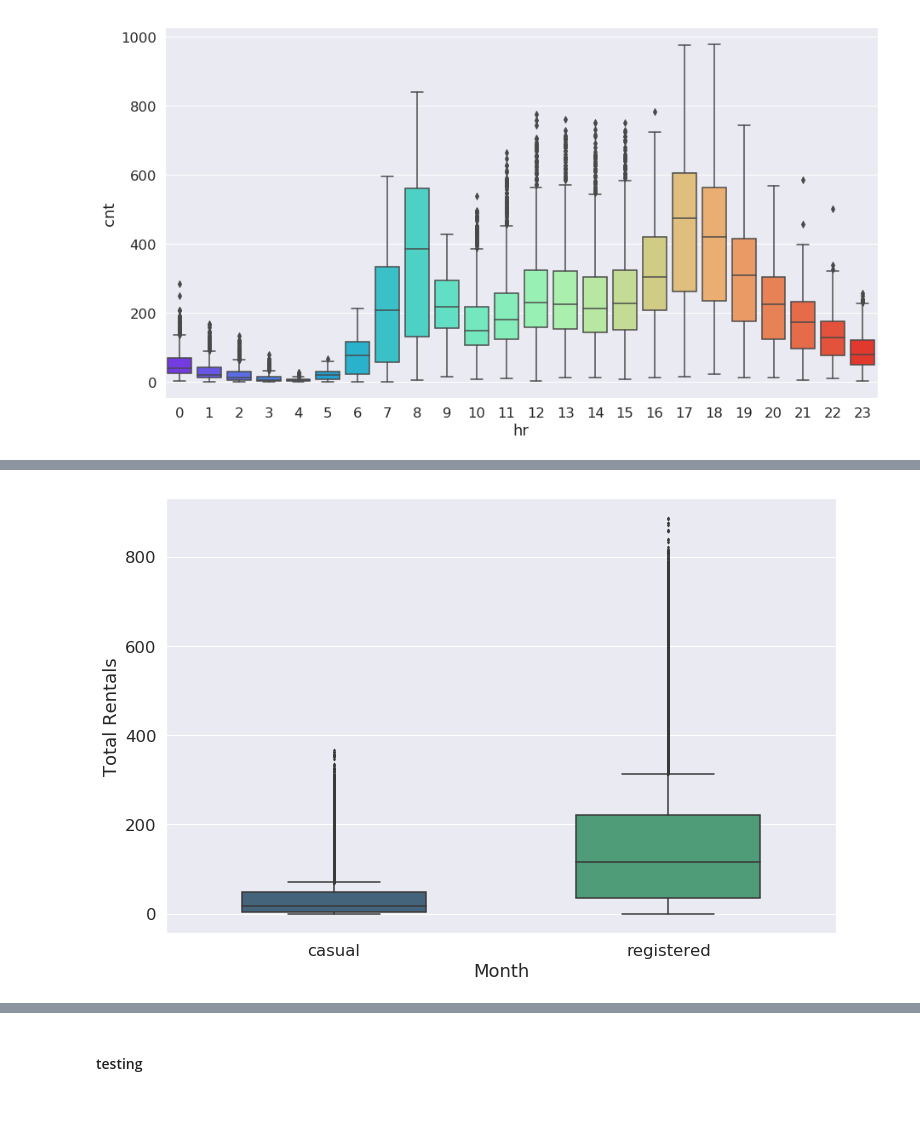
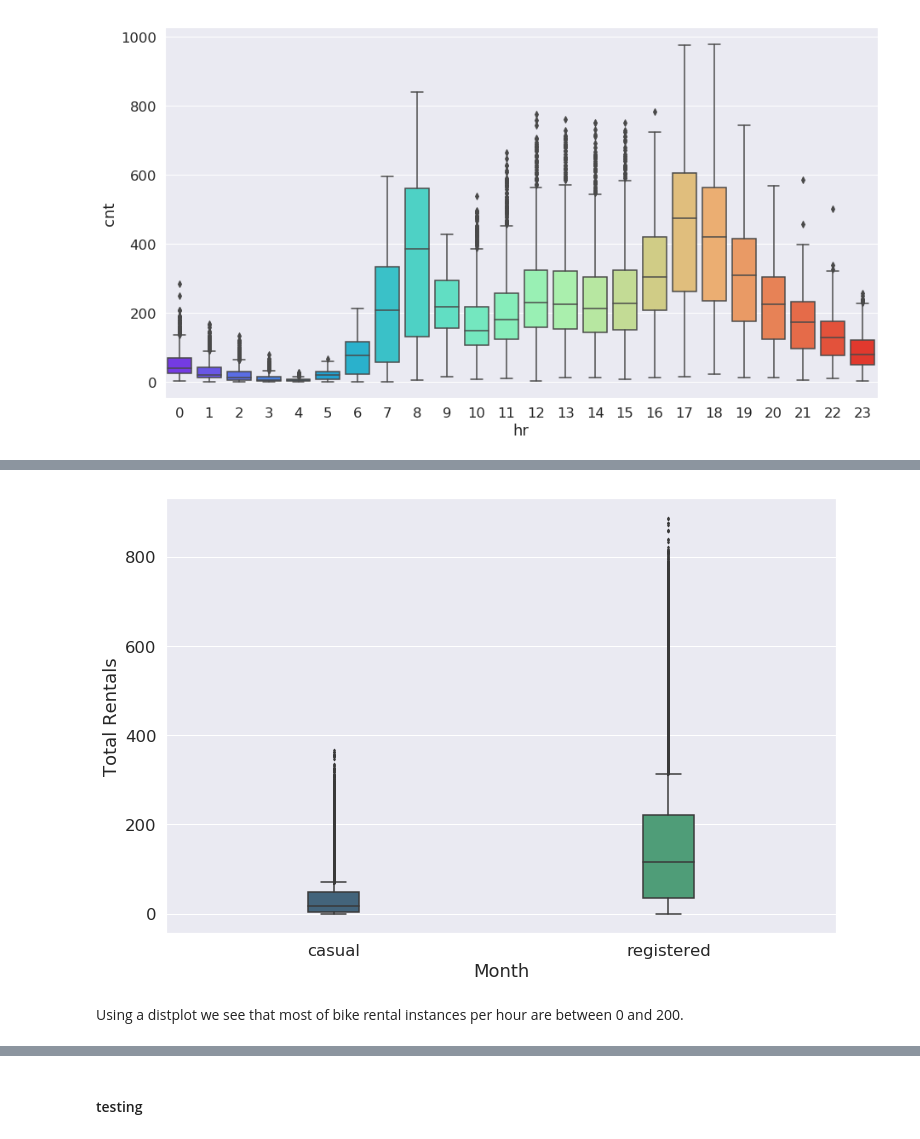
Before and after one commit to stefanosarta/bike-rental, a Jupyter notebook: bikes.ipynb, the cells around one changed output, grey strips where cells are left out. Cells and saved outputs as stored; diff of their text form; code cells hidden in the pictures; blank space fills up the shorter version.

```diff
--- a/bikes.ipynb
+++ b/bikes.ipynb
@@ -126,0 +129,4 @@ hour.describe()
+# %%
+hour['temp'] = hour['temp'].apply(lambda x: x*41)
+# %%
+hour['atemp'] = round(hour['atemp'].apply(lambda x: x*50),2)
@@ -408,14 +419,16 @@ melted = pd.melt(hour, value_vars=['casual','registered'])
 # %%
 #darkgrid, whitegrid, dark, white, ticks
 sns.set_style("darkgrid")
 #paper, notebook, talk, poster
 sns.set_context("notebook", font_scale=1.5)
 plt.figure(figsize=(12,8))
-ax = sns.boxplot(x="variable", y="value", data=melted, width=.55, whis=.5, saturation=.6, fliersize=2,
+ax = sns.boxplot(x="variable", y="value", data=melted, width=.15, whis=.5, saturation=.6, fliersize=2,
              notch=False, palette='viridis')
 ax.set_xlabel("Month")
 ax.set_ylabel("Total Rentals")
 #plt.xticks([0, 1, 2, 3, 4, 5, 6, 7,8,9,10,11,12], ['Jan', 'Feb', 'Mar', 'Apr', 'May', 'Jun', 'Jul', 'Aug','Sep','Oct','Nov', 'Dec'])
 plt.show()
 # %% [output]
-[figure, old version]
+[figure, new version]
+# %% [markdown]
+Using a distplot we see that most of bike rental instances per hour are between 0 and 200.
```
Also changed, not shown: parts of 39 cells of this notebook.
